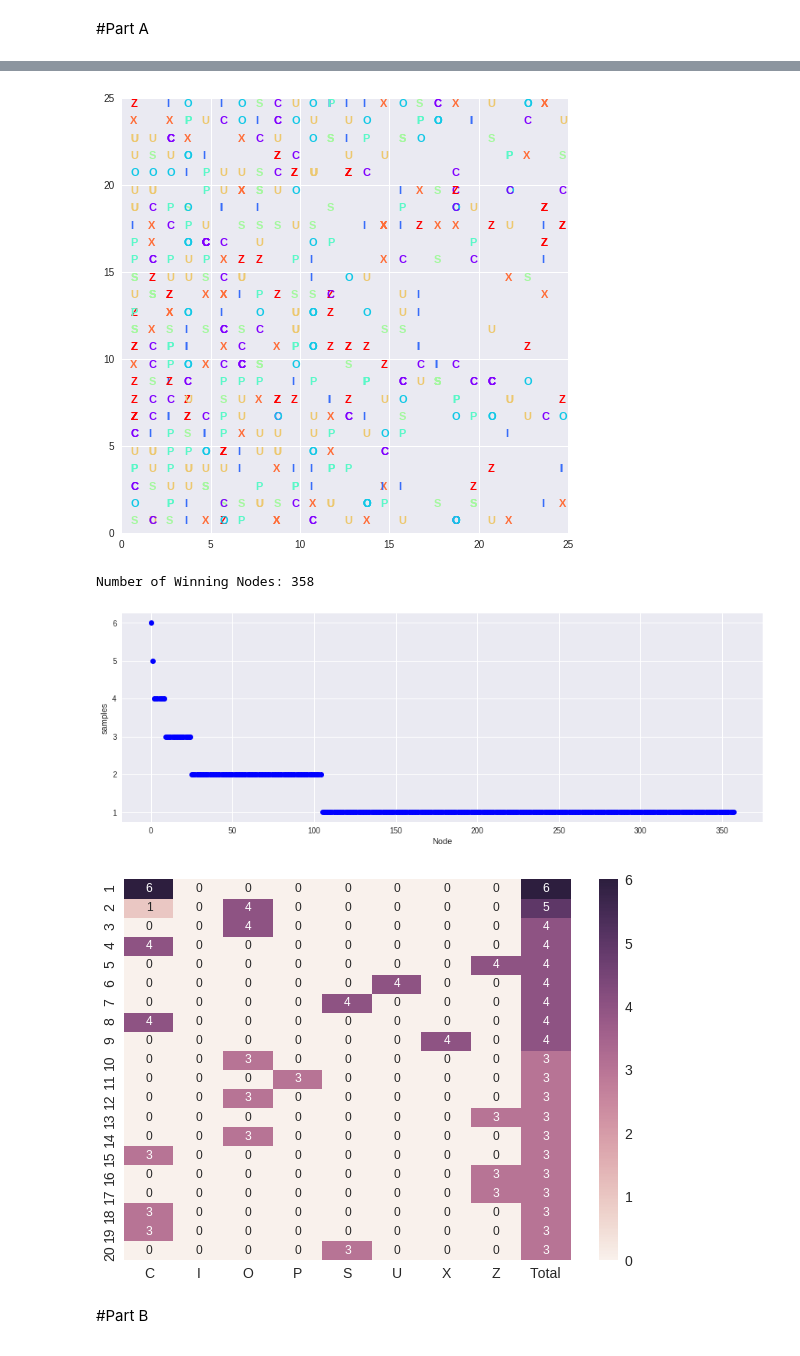
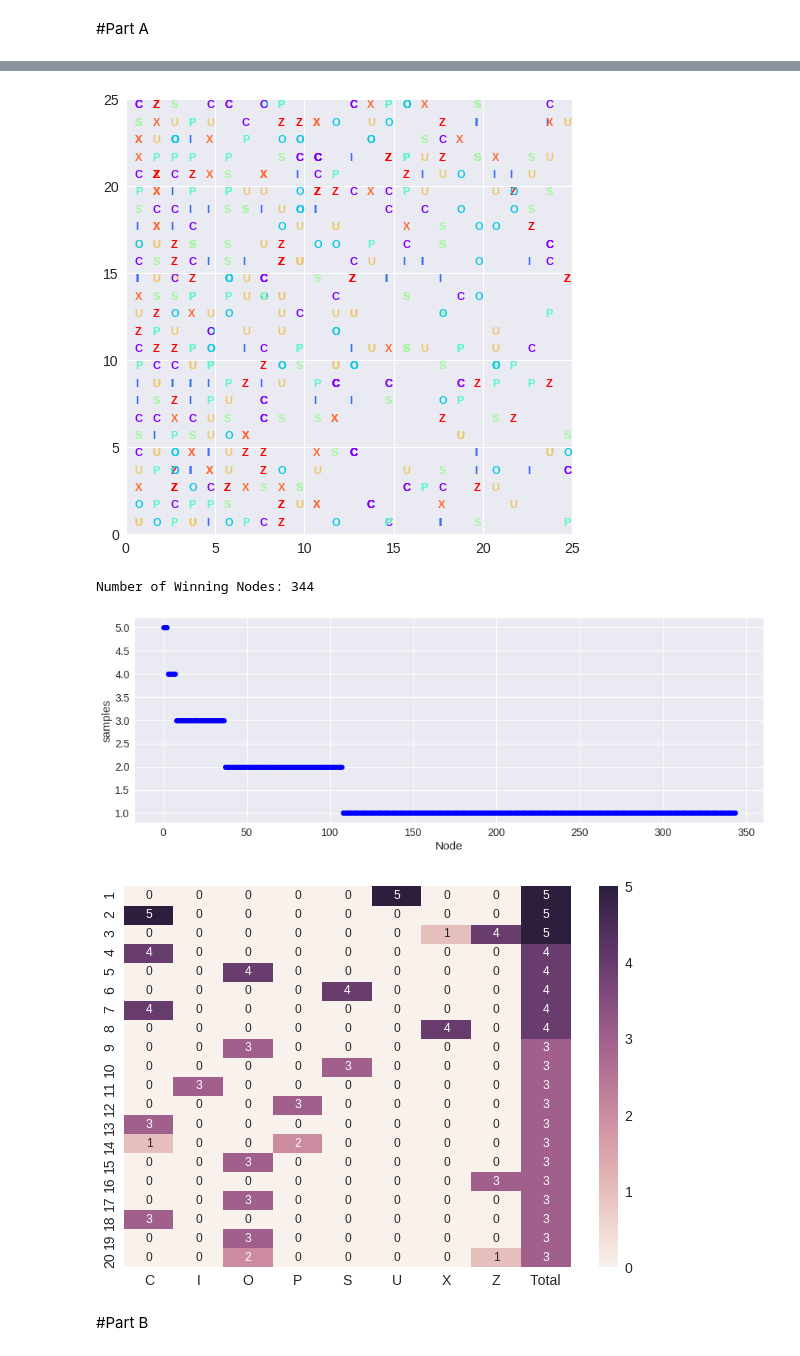
Before and after one commit to puraminy/mini_proj3, a Jupyter notebook: SOM.ipynb, the cells around one changed output, grey strips where cells are left out. Drawn from its saved outputs; the diff is of its cells as text; code cells hidden in the pictures.

```diff
--- a/SOM.ipynb
+++ b/SOM.ipynb
@@ -99,10 +99,13 @@ print(ini_weights)
   [0. 0. 0. ... 0. 0. 0.]
   [0. 0. 0. ... 0. 0. 0.]]]
 # %%
-max_iter = 1000
+max_iter = 50
 learning_rate = 1
 eta = learning_rate
 for t in range(max_iter):
-  eta = eta*0.9 # / (1+t/(max_iter/2))
-  print(eta)
+  eta1 = learning_rate / (1+t/(max_iter/2))
+  eta2 = learning_rate * np.exp(-t / max_iter)
+  eta3 = learning_rate * np.exp(-t*0.01)
+
+  print(eta3)
 # %% [output]
@@ -126,6 +129,15 @@ for t in range(max_iter):
 # %% [markdown]
 #Part A
 # %%
+def decay_lr(lr, t, max_iter):
+#   return lr * np.exp(-t*0.01)
+  return lr / (1+t/(max_iter/2))
+
+def decay_sigma(sigma, t, max_iter):
+#   return sigma * np.exp(-t*0.01)
+  return sigma / (1+t/(max_iter/2))
+
+
 x = 25; y = 25
 ini_weights = np.reshape(ini_weights,[x,y,features])
 radius = 0
@@ -138,7 +150,9 @@ neighborhood='triangle'
 somA = MiniSom(x=x, y=y, input_len=features, sigma=radius, learning_rate=learningrate, neighborhood_function=neighborhood)
 somA._weights = ini_weights
 #somA.random_weights_init(alphabet)  # initialize weights with random values
-somA.train_delta(alphabet, delta=0.0001, max_iteration=2000, verbose=True, decay_lr=0.9, decay_sigma=0.9)
+somA.train_delta(alphabet, delta=0.0001, max_iteration=2000, verbose=True,
+                 decay_lr=decay_lr,
+                 decay_sigma=decay_sigma)
 
 weightsA = somA._weights
 
@@ -220,7 +234,7 @@ plt.show()
-[figure, old version]
+[figure, new version]
-Number of Winning Nodes: 358
+Number of Winning Nodes: 344
-[figure, old version]
+[figure, new version]
-[figure, old version]
+[figure, new version]
 # %% [markdown]
 #Part B
 # %%
```
Also changed, not shown: parts of 5 cells of this notebook.
